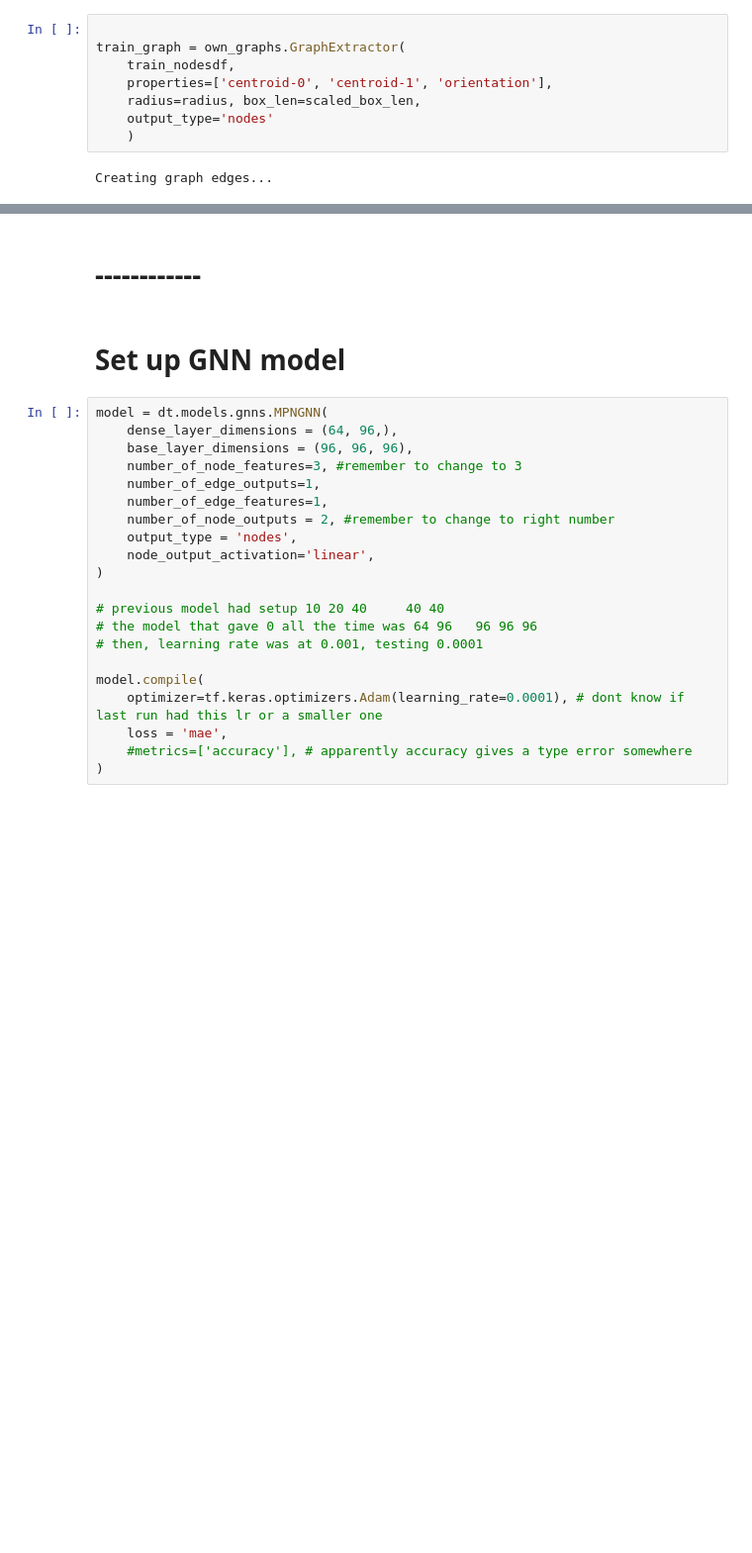
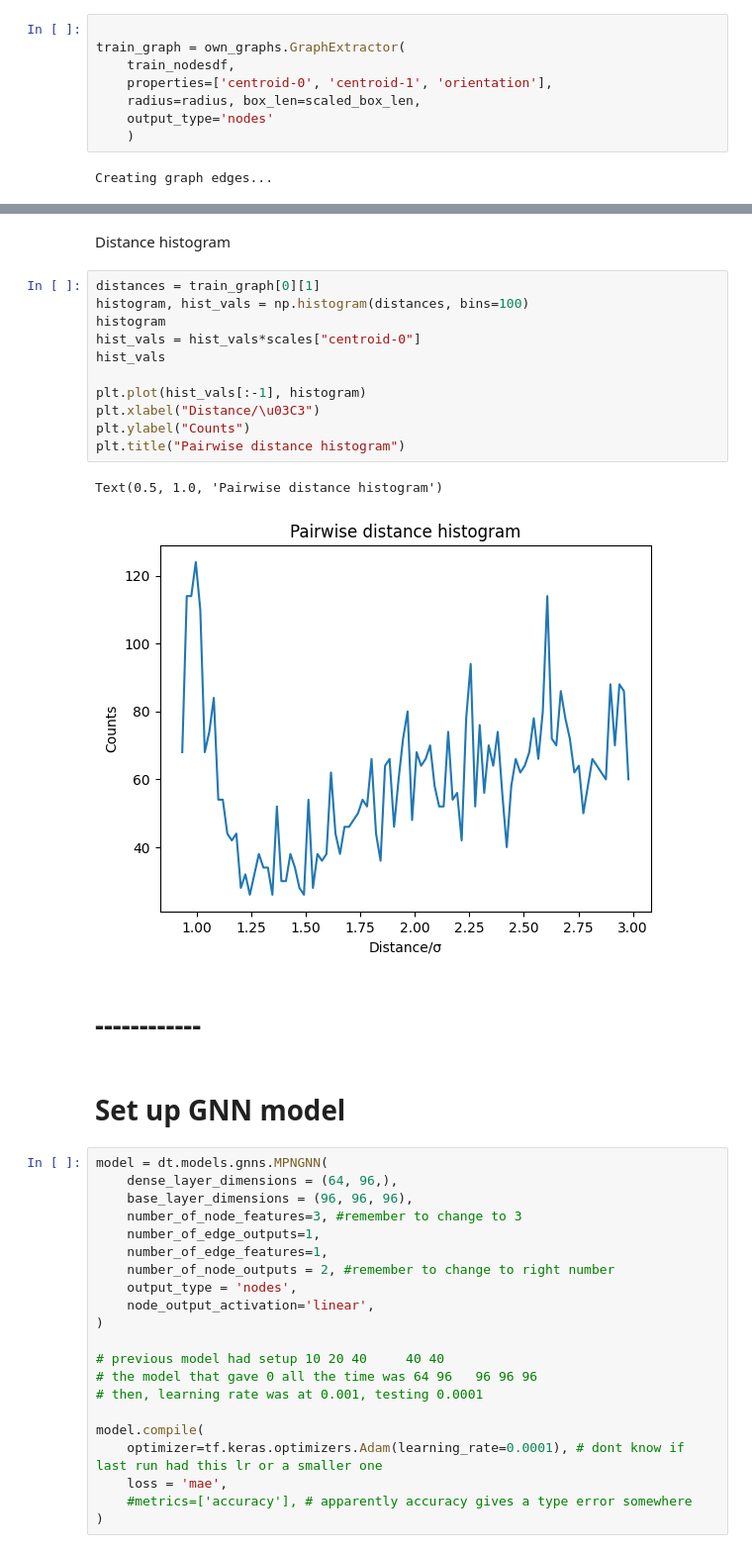
Before and after one commit to Phistian/exjobb, a Jupyter notebook: miguel/training/only_passive.ipynb, the cells around one changed output, grey strips where cells are left out. Shown at 99% size. Saved outputs shown, nothing was run; the diff lists cells and outputs as text; blank space fills up the shorter version.

```diff
--- a/miguel/training/only_passive.ipynb
+++ b/miguel/training/only_passive.ipynb
@@ -250,3 +257,19 @@ Creating graph edges...
+# %% [markdown]
+Distance histogram
+# %%
+distances = train_graph[0][1]
+histogram, hist_vals = np.histogram(distances, bins=100)
+histogram
+hist_vals = hist_vals*scales["centroid-0"]
+hist_vals
+
+plt.plot(hist_vals[:-1], histogram)
+plt.xlabel("Distance/\u03C3")
+plt.ylabel("Counts")
+plt.title("Pairwise distance histogram")
+# %% [output]
+Text(0.5, 1.0, 'Pairwise distance histogram')
+[figure, added]
 # %% [markdown]
 # ------------
 # %% [markdown]
```
Also changed, not shown: parts of 29 cells of this notebook.
